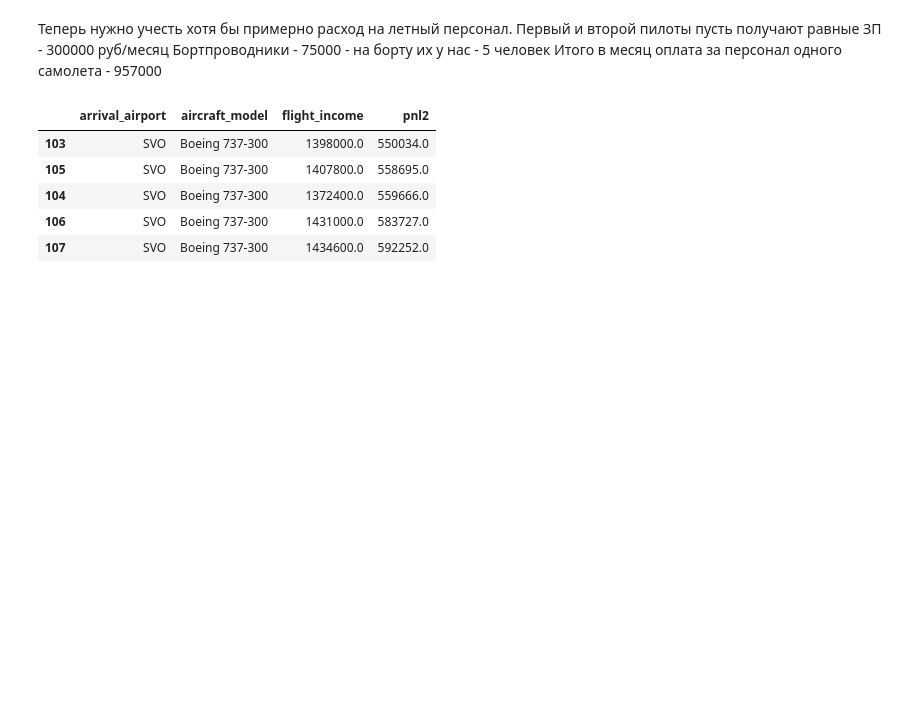
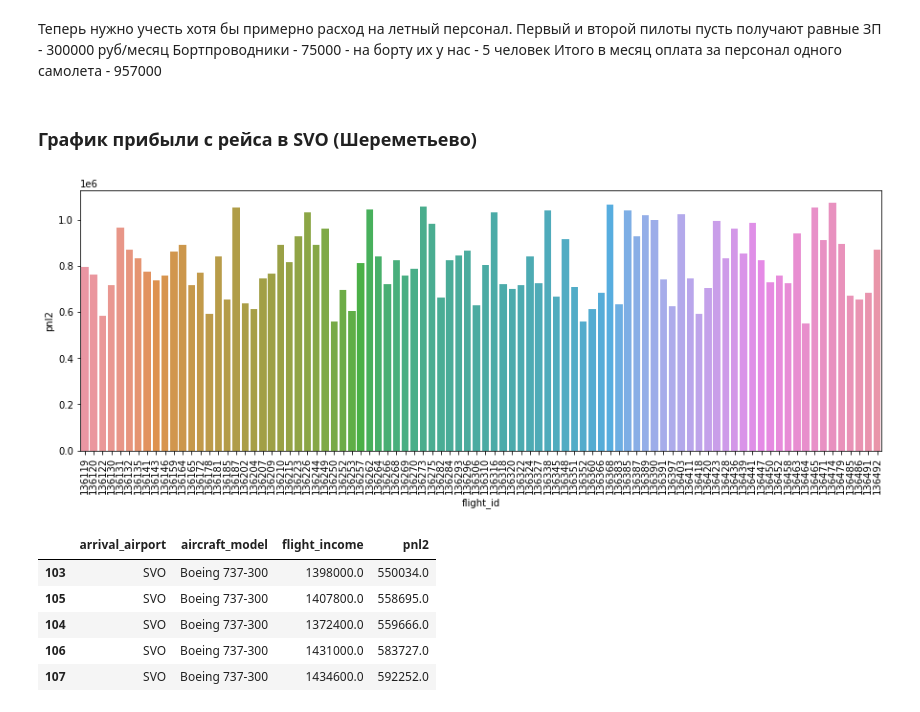
Before and after one commit to MichaelDockers/skillfactory_rds, a Jupyter notebook: module_4/modul_4_flights_analize.ipynb, the cells around one changed output. Cells and saved outputs as stored; diff of their text form; code cells hidden in the pictures; blank space fills up the shorter version.

```diff
--- a/module_4/modul_4_flights_analize.ipynb
+++ b/module_4/modul_4_flights_analize.ipynb
@@ -114,6 +130,15 @@ data['crew_earning'] = data[['actual_departure', 'aircraft_model']].apply(lambda
                                                                           axis=1)
 # %%
 data['pnl2'] = data['flight_income'] - (data['airport_costs'].astype(int) + data['lising_by_month'].astype(int) + data['crew_earning'].astype(int))
+# %% [markdown]
+### График прибыли с рейса в SVO (Шереметьево)
+# %%
+plt.rcParams['figure.figsize'] = (15,5)
+plt.xticks(rotation=90)
+sns.barplot(x='flight_id', y='pnl2', data=data[data['arrival_airport'].isin(['SVO'])])
+plt.show()
+# %% [output]
+[figure, added]
 # %%
 data[data['arrival_airport'].isin(['SVO'])][['arrival_airport', 'aircraft_model', 'flight_income', 'pnl2']].sort_values(by=['pnl2']).head(5)
 # %% [output]
```
Also changed, not shown: parts of 5 cells of this notebook.
